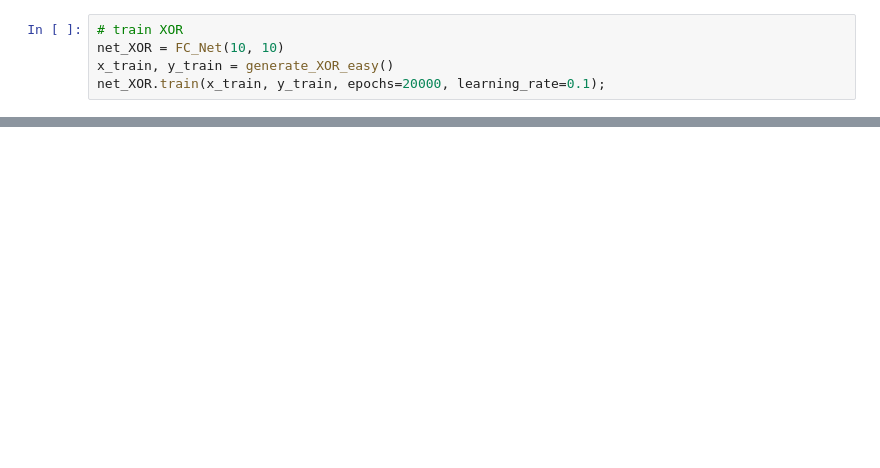
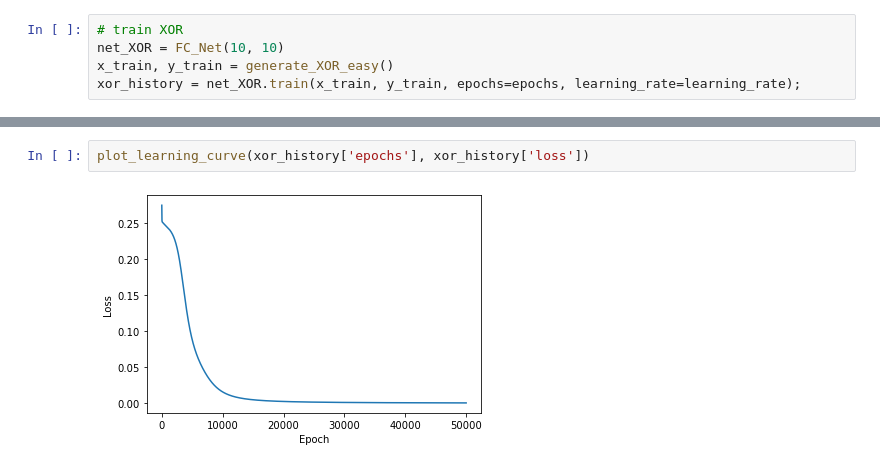
Before and after one commit to autumn0409/NCTU-Deep-Learning, a Jupyter notebook: lab1/demo.ipynb, the cells around one changed output, grey strips where cells are left out. Saved outputs shown, nothing was run; the diff lists cells and outputs as text; blank space fills up the shorter version.

```diff
--- a/lab1/demo.ipynb
+++ b/lab1/demo.ipynb
@@ -58,6 +62,6 @@ Accuracy = 1.0
 # train XOR
 net_XOR = FC_Net(10, 10)
 x_train, y_train = generate_XOR_easy()
-net_XOR.train(x_train, y_train, epochs=20000, learning_rate=0.1);
+xor_history = net_XOR.train(x_train, y_train, epochs=epochs, learning_rate=learning_rate);
 # %% [output]
 Start training...
@@ -107,0 +116,4 @@ Accuracy = 1.0
+# %%
+plot_learning_curve(xor_history['epochs'], xor_history['loss'])
+# %% [output]
+[figure, added]
```
Also changed, not shown: parts of 7 cells of this notebook, 2 other files.
